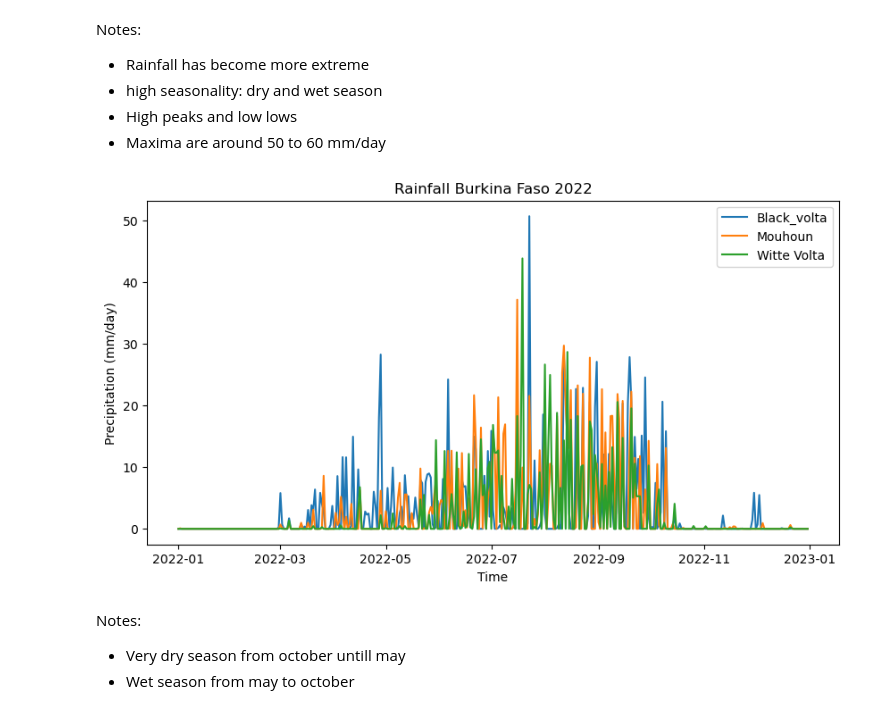
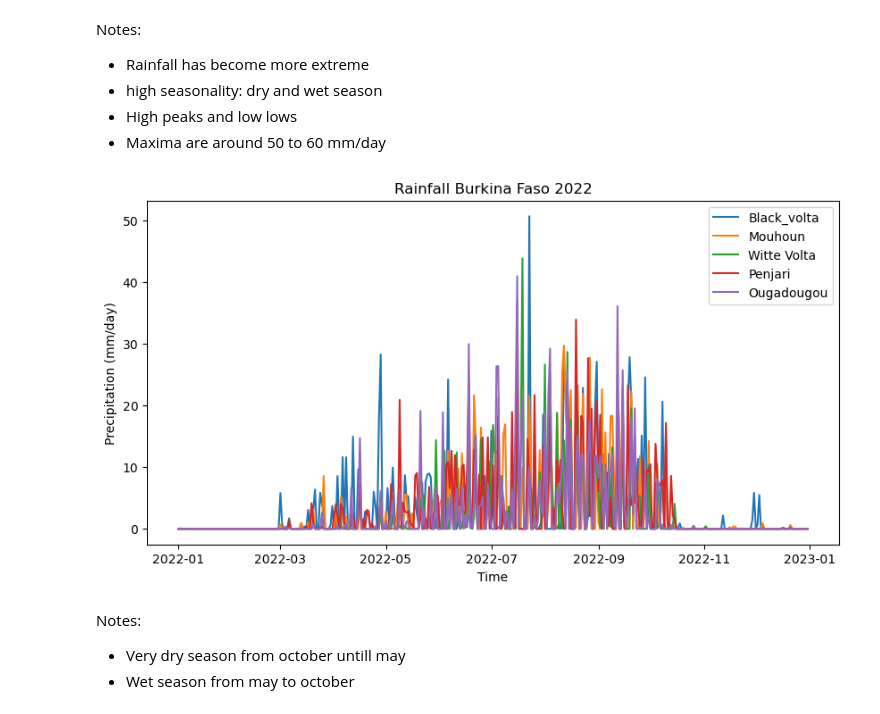
Before and after one commit to Daafip/Volta-burkina-faso, a Jupyter notebook: data/rainfall data volta/Data_hydrologu_BF.ipynb, the cells around one changed output. Cells and saved outputs as stored; diff of their text form; code cells hidden in the pictures.

```diff
--- a/data/rainfall data volta/Data_hydrologu_BF.ipynb
+++ b/data/rainfall data volta/Data_hydrologu_BF.ipynb
@@ -96,15 +84,17 @@ Notes:
 # %%
 #plotting data in 2017
 plt.figure(figsize=(10,5))
 plt.plot(Rainfall_data_2014.loc['2022-01-01':'2022-12-31', 'Black_volta'], label = 'Black_volta')
 plt.plot(Rainfall_data_2014.loc['2022-01-01':'2022-12-31', 'Mouhoun'], label = 'Mouhoun')
 plt.plot(Rainfall_data_2014.loc['2022-01-01':'2022-12-31', 'Nakambe'], label = 'Witte Volta')
+plt.plot(Rainfall_data_2014.loc['2022-01-01':'2022-12-31', 'Penjari'], label = 'Penjari')
+plt.plot(Rainfall_data_2014.loc['2022-01-01':'2022-12-31', 'Ougadougou'], label = 'Ougadougou')
 plt.title('Rainfall Burkina Faso 2022')
 plt.xlabel('Time')
 plt.ylabel('Precipitation (mm/day)')
 plt.legend();
 # %% [output]
-[figure, old version]
+[figure, new version]
 # %% [markdown]
 Notes:
 - Very dry season from october untill may
```
Also changed, not shown: parts of 15 cells of this notebook, 1 other file.
